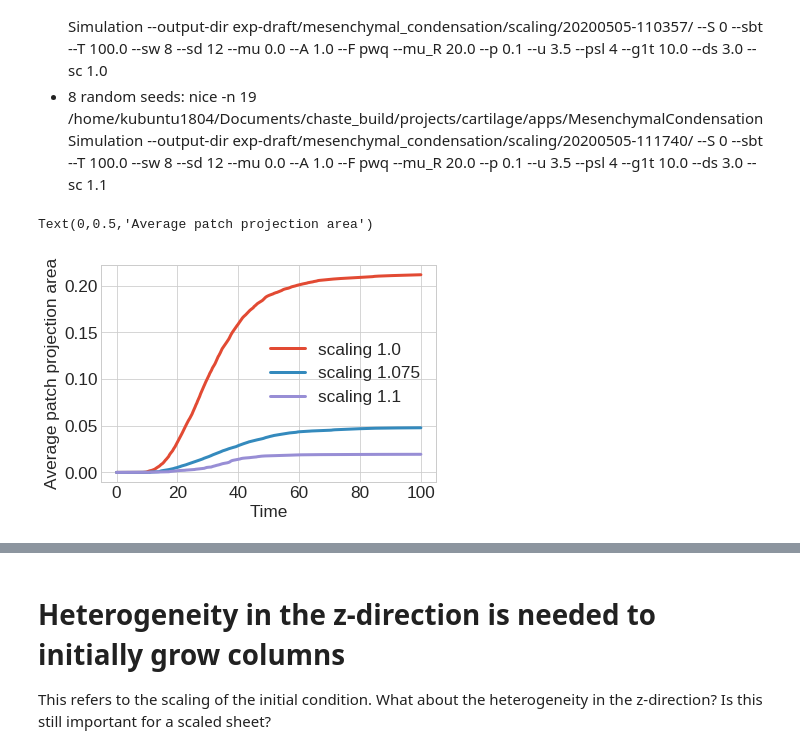
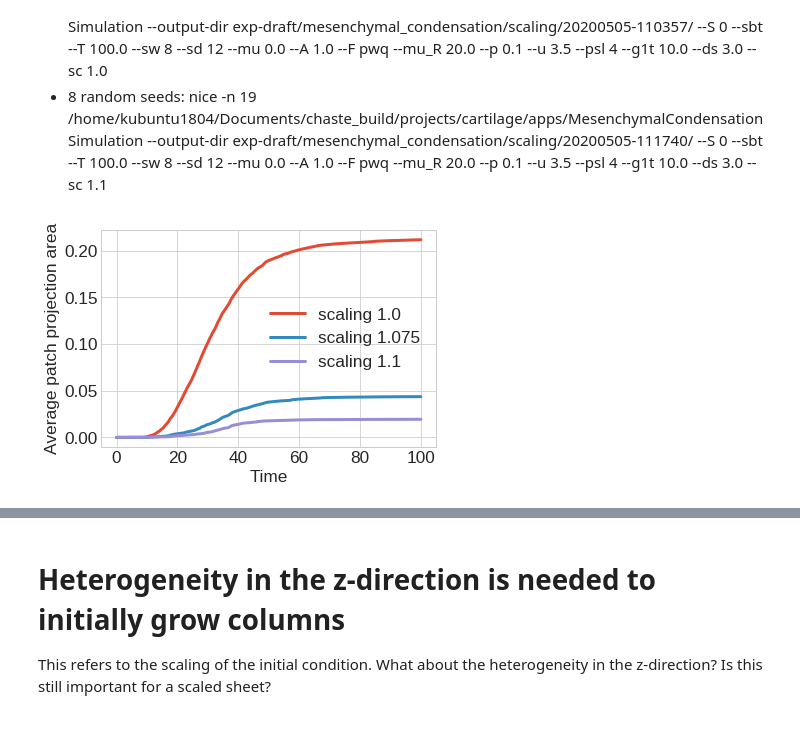
Before and after one commit to somathias/CartilageCBM, a Jupyter notebook: exp-mesenchymal_condensation_draft.ipynb, the cells around one changed output, grey strips where cells are left out. Saved outputs shown, nothing was run; the diff lists cells and outputs as text; code cells hidden in the pictures.

```diff
--- a/exp-mesenchymal_condensation_draft.ipynb
+++ b/exp-mesenchymal_condensation_draft.ipynb
@@ -110,7 +105,7 @@ Starting postprocessing with 2 processes
 # %% [markdown]
 ## Average patch projection area
 # %%
-dir_directed = 'exp-draft/mesenchymal_condensation/orientation/20200505-101413/'
+dir_directed = 'exp-draft/mesenchymal_condensation/continue/20200505-141629/'
 dir_random = 'exp-draft/mesenchymal_condensation/orientation/20200505-104632/'
 
 # time steps are consistent across runs, so it's sufficient to load them from a single path
@@ -130,10 +125,12 @@ for seed in range(8):
 ppa_av_r = ppa_av_r /8
 
 
+
+plt.plot(times_r, ppa_av_r, label='random')
 plt.plot(times_d, ppa_av_d, label='oriented')
-plt.plot(times_r, ppa_av_r, label='random')
 plt.legend()
 #plt.title('distance 4.0')
 plt.xlabel('Time')
 plt.ylabel('Average patch projection area')
+plt.savefig('ppa_orientation.pdf', bbox_inches='tight')
 # %% [output]
@@ -191,39 +216,39 @@ plt.plot(times_d, ppa_av_d, label='scaling 1.0')
 #plt.ylabel('Average patch projection area')
 
 
-dir_1075 = 'exp-draft/mesenchymal_condensation/orientation/20200505-101413/'
+dir_1075 = 'exp-draft/mesenchymal_condensation/continue/20200505-141629/'
 
 # time steps are consistent across runs, so it's sufficient to load them from a single path
 times_d, coords_d = sm.read_in_data('/home/kubuntu1804/Documents/sf_simulation_results/'+dir_1075 + '0/results_from_time_0/')
 
 ppa_av_d = np.zeros(times_d.shape)
 for seed in range(8):
     ppa = np.loadtxt('/home/kubuntu1804/Documents/sf_simulation_results/'+dir_1075+str(seed)+'/results_from_time_0/metrics_results/data_patch_projection_area_av.txt', dtype=float)
     ppa_av_d = ppa_av_d + ppa
     #plt.plot(times_d, ppa, linestyle='--', color='grey', alpha=0.5)
 ppa_av_d = ppa_av_d /8
 
 
 plt.plot(times_d, ppa_av_d, label='scaling 1.075')
 
 dir_110 = 'exp-draft/mesenchymal_condensation/scaling/20200505-111740/'
 
 # time steps are consistent across runs, so it's sufficient to load them from a single path
 times_d, coords_d = sm.read_in_data('/home/kubuntu1804/Documents/sf_simulation_results/'+dir_110 + '0/results_from_time_0/')
 
 ppa_av_d = np.zeros(times_d.shape)
 for seed in range(8):
     ppa = np.loadtxt('/home/kubuntu1804/Documents/sf_simulation_results/'+dir_110+str(seed)+'/results_from_time_0/metrics_results/data_patch_projection_area_av.txt', dtype=float)
     ppa_av_d = ppa_av_d + ppa
     #plt.plot(times_d, ppa, linestyle='--', color='grey', alpha=0.5)
 ppa_av_d = ppa_av_d /8
 
 
 plt.plot(times_d, ppa_av_d, label='scaling 1.1')
 
 plt.legend()
 plt.xlabel('Time')
 plt.ylabel('Average patch projection area')
+plt.savefig('ppa_scaling.pdf', bbox_inches='tight')
 # %% [output]
-Text(0,0.5,'Average patch projection area')
-[figure, old version]
+[figure, new version]
```
Also changed, not shown: parts of 24 cells of this notebook.
